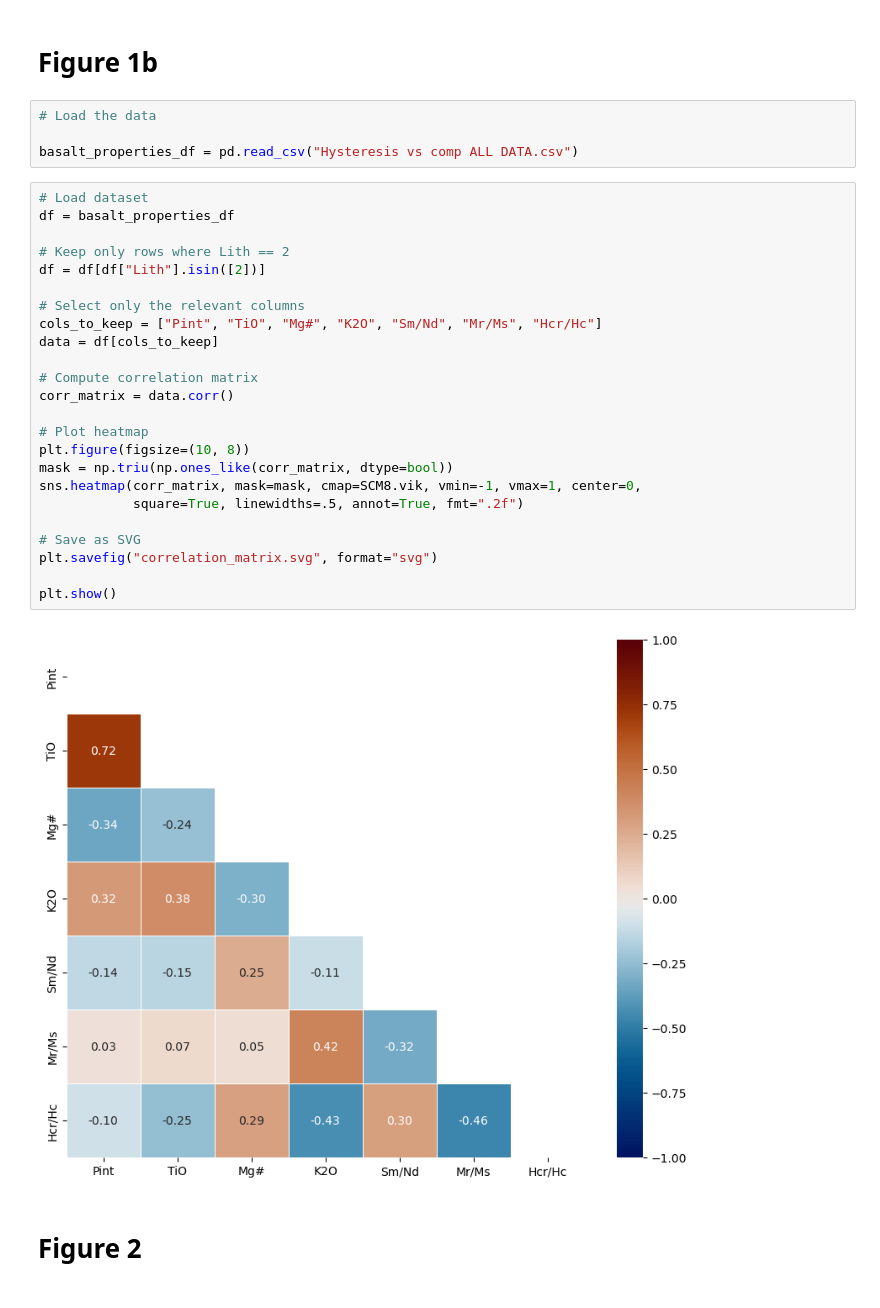
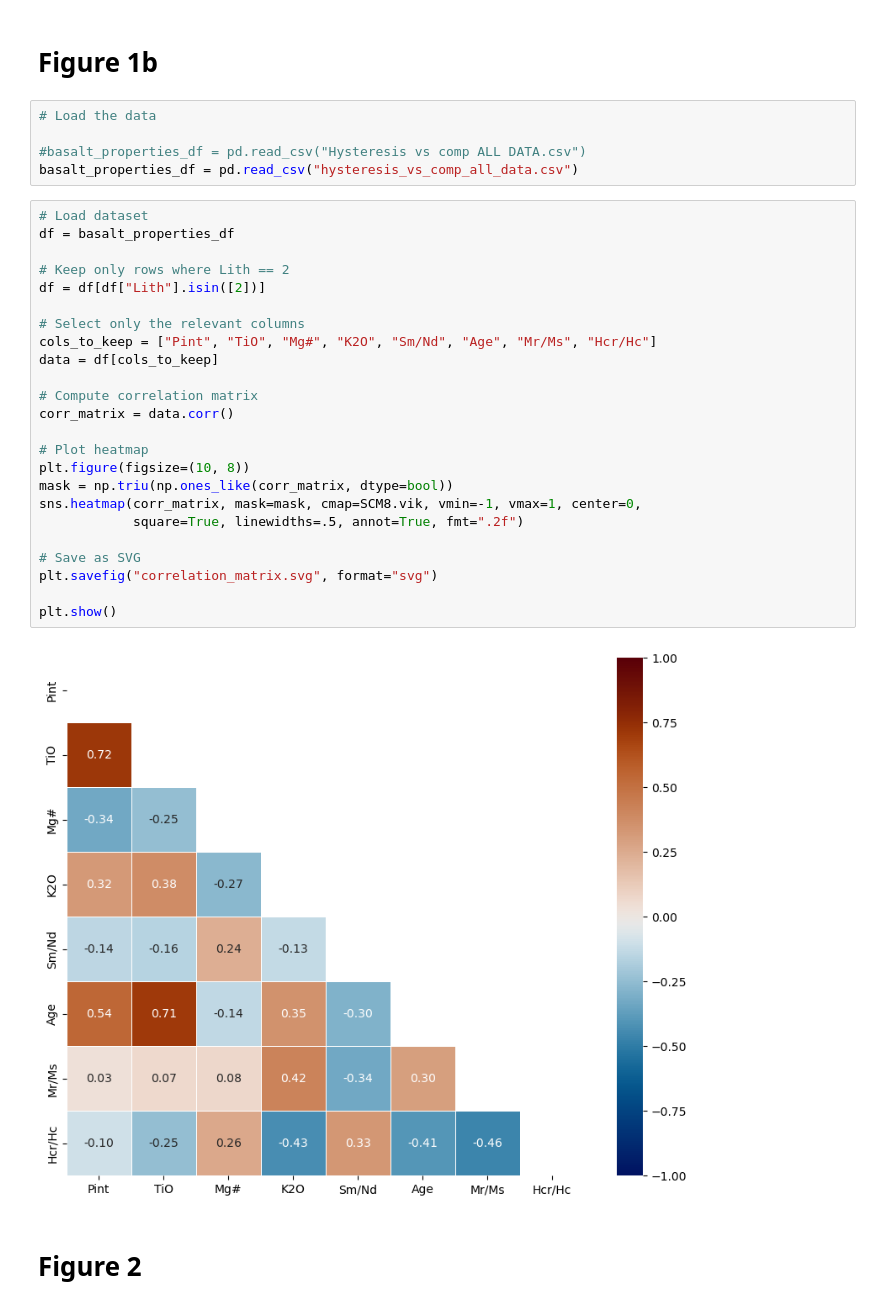
Before and after one commit to TinySpaceMagnet/LunarDynamo, a Jupyter notebook: Main_Text_Figures.ipynb, the cells around one changed output. Cells and saved outputs as stored; diff of their text form.

Commit message:
Update revised main text figures

```diff
--- a/Main_Text_Figures.ipynb
+++ b/Main_Text_Figures.ipynb
@@ -311,33 +313,34 @@ P-Value: 0.00014348670002530618
 # %%
 # Load the data
 
-basalt_properties_df = pd.read_csv("Hysteresis vs comp ALL DATA.csv")
+#basalt_properties_df = pd.read_csv("Hysteresis vs comp ALL DATA.csv")
+basalt_properties_df = pd.read_csv("hysteresis_vs_comp_all_data.csv")
 # %%
 # Load dataset
 df = basalt_properties_df
 
 # Keep only rows where Lith == 2
 df = df[df["Lith"].isin([2])]
 
 # Select only the relevant columns
-cols_to_keep = ["Pint", "TiO", "Mg#", "K2O", "Sm/Nd", "Mr/Ms", "Hcr/Hc"]
+cols_to_keep = ["Pint", "TiO", "Mg#", "K2O", "Sm/Nd", "Age", "Mr/Ms", "Hcr/Hc"]
 data = df[cols_to_keep]
 
 # Compute correlation matrix
 corr_matrix = data.corr()
 
 # Plot heatmap
 plt.figure(figsize=(10, 8))
 mask = np.triu(np.ones_like(corr_matrix, dtype=bool))
 sns.heatmap(corr_matrix, mask=mask, cmap=SCM8.vik, vmin=-1, vmax=1, center=0,
             square=True, linewidths=.5, annot=True, fmt=".2f")
 
 # Save as SVG
 plt.savefig("correlation_matrix.svg", format="svg")
 
 plt.show()
 # %% [output]
-[figure, old version]
+[figure, new version]
 # %% [markdown]
 # Figure 2
 # %% [markdown]
```
Also changed, not shown: parts of 8 cells of this notebook.
